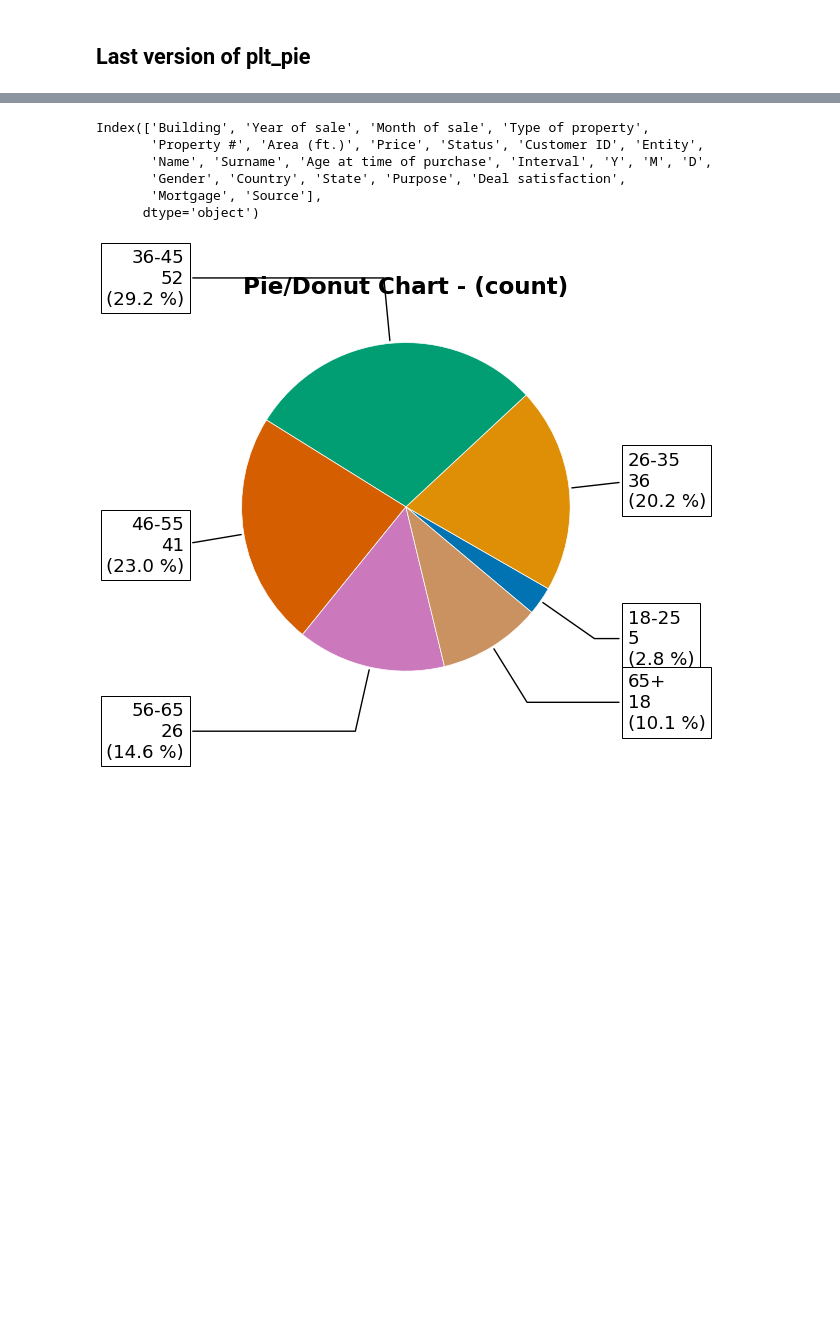
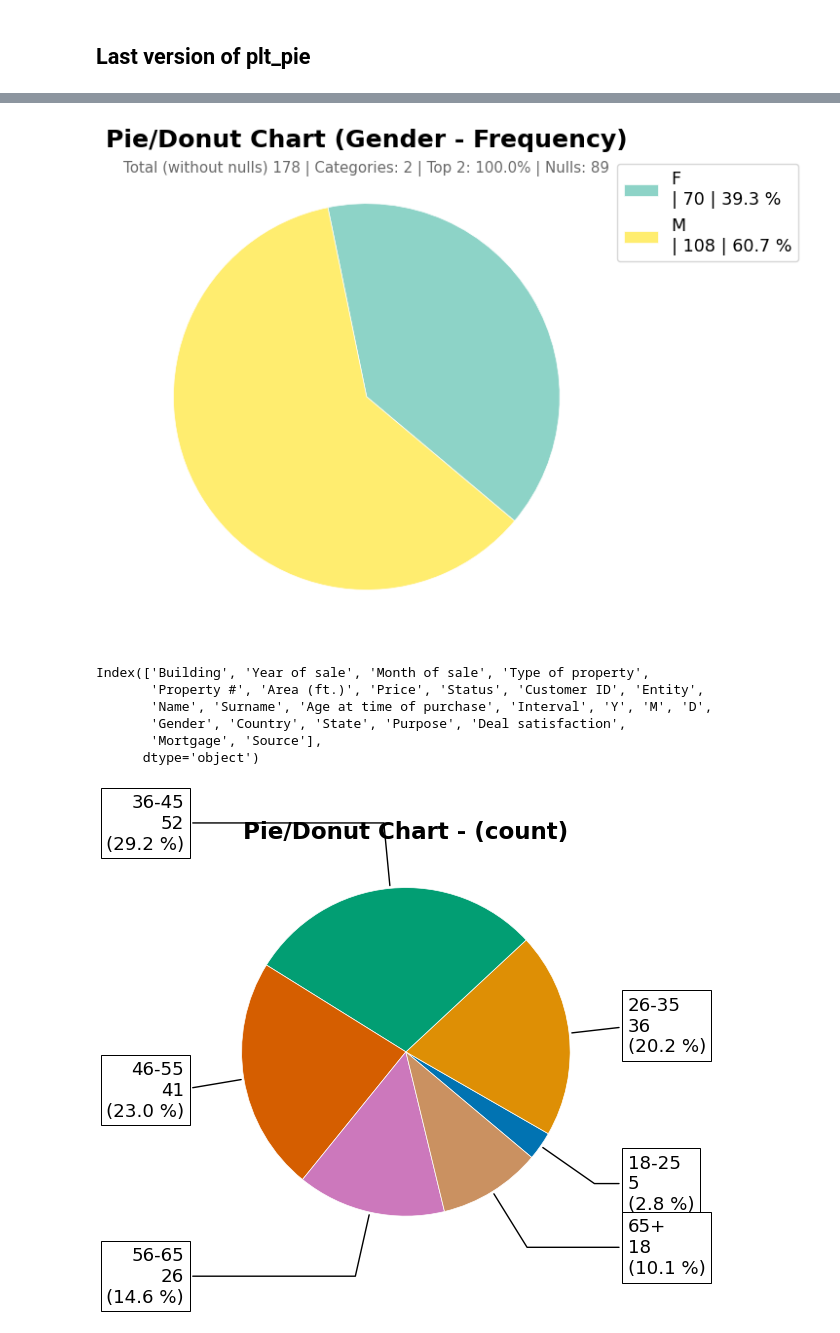
Before and after one commit to jmonti-gh/jm_datascience, a Jupyter notebook: test_jm/plt_pie.ipynb, the cells around one changed output, grey strips where cells are left out. Saved outputs shown, nothing was run; the diff lists cells and outputs as text; code cells hidden in the pictures; blank space fills up the shorter version.

```diff
--- a/test_jm/plt_pie.ipynb
+++ b/test_jm/plt_pie.ipynb
@@ -811,3 +697,7 @@ def _validate_numeric_series(
+# %%
+fig = plt_pie4(df['Gender'], value_counts=True, scale=4, dropna=True, label_place='aside', order='ix_asc', palette='set3', legends=['Female', 'Male'])
+# %% [output]
+[figure, added]
 # %%
 def plt_pie2(
     data: Union[pd.Series, np.ndarray, dict, list, set, pd.DataFrame],
```
Also changed, not shown: parts of 8 cells of this notebook, 1 other file.
